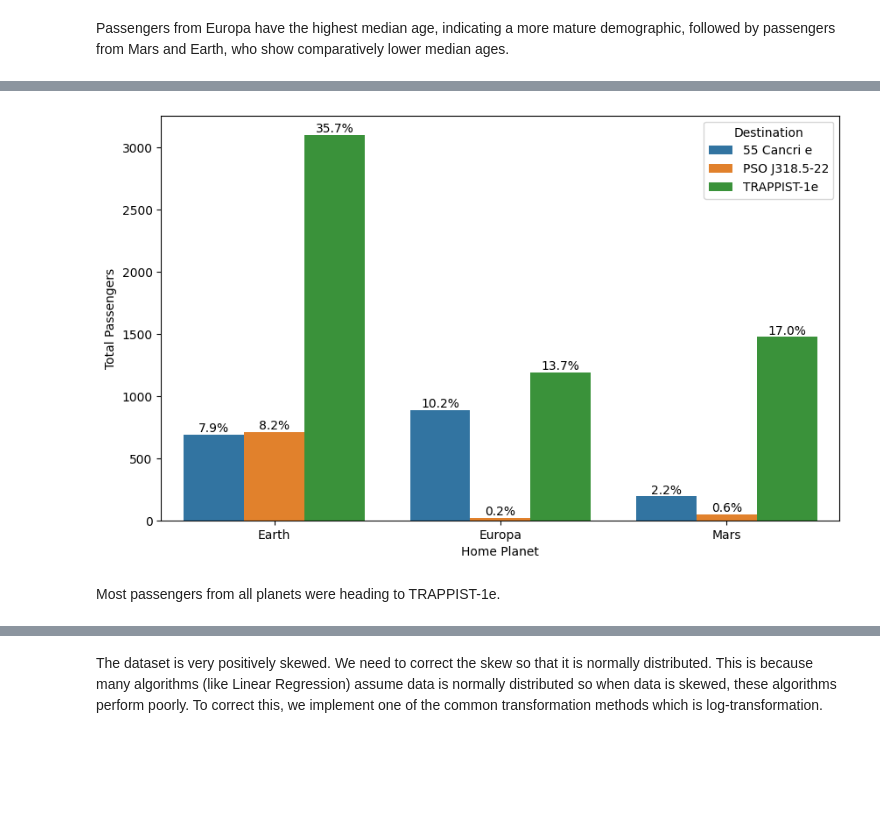
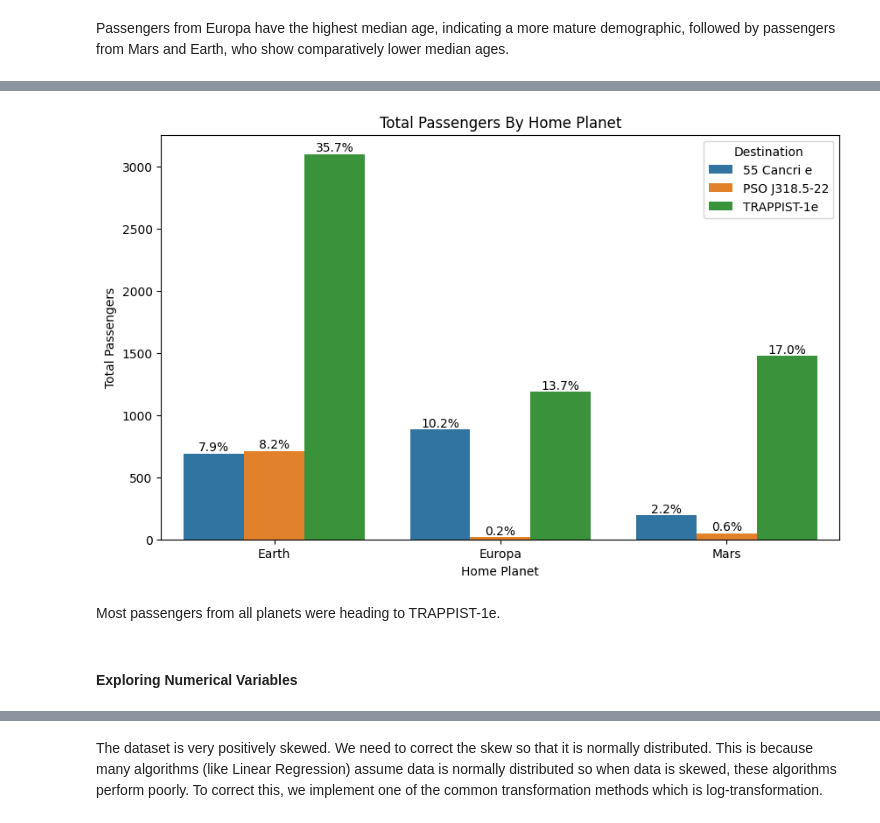
Before and after one commit to hanashah-01/spaceship-titanic, a Jupyter notebook: spaceship-titanic.ipynb, the cells around one changed output, grey strips where cells are left out. Cells and saved outputs as stored; diff of their text form; code cells hidden in the pictures; blank space fills up the shorter version.

```diff
--- a/spaceship-titanic.ipynb
+++ b/spaceship-titanic.ipynb
@@ -530,11 +522,14 @@ Name: PassengerId, dtype: int64
 # %%
 plt.figure(figsize=(10, 6))
 ax = sns.countplot(data=space_train, x='HomePlanet', hue='Destination')
 add_percentage(ax)
+plt.title('Total Passengers By Home Planet')
 ax.set_xlabel('Home Planet')
 ax.set_ylabel('Total Passengers')
 plt.show()
 # %% [output]
-[figure, old version]
+[figure, new version]
 # %% [markdown]
 Most passengers from all planets were heading to TRAPPIST-1e.
+# %% [markdown]
+#### Exploring Numerical Variables
```
Also changed, not shown: parts of 81 cells of this notebook, 1 other file.
